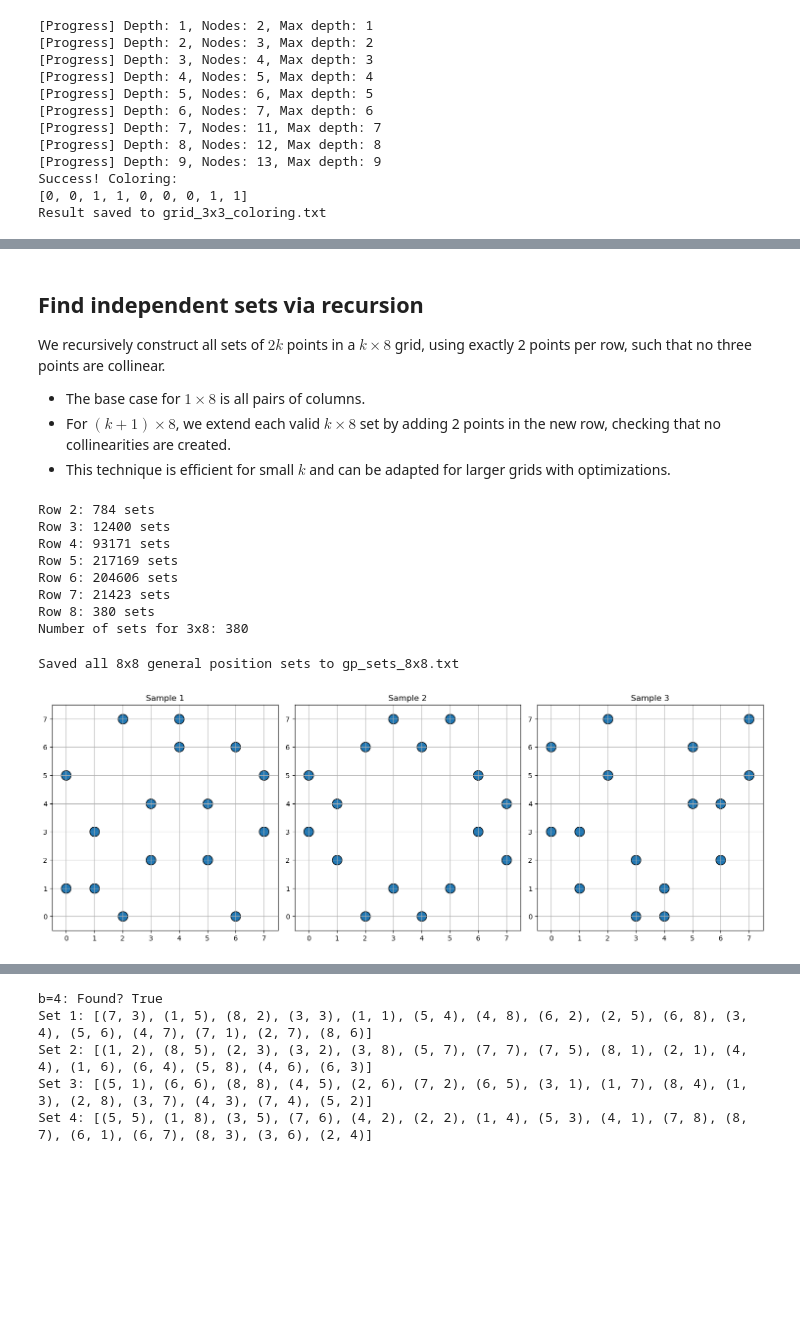
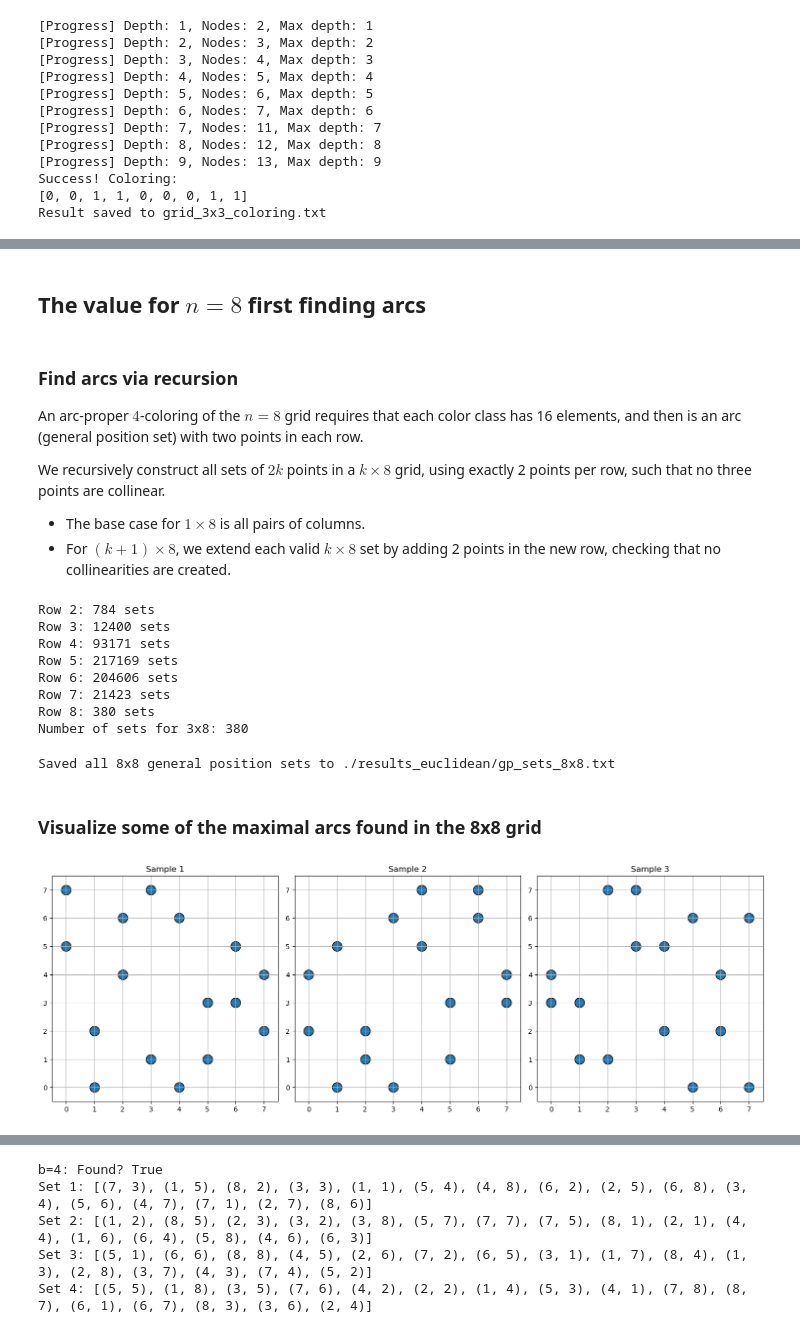
Before and after one commit to leomtz/coloracion-arc-proyectivo, a Jupyter notebook: clean_euclidean.ipynb, the cells around one changed output, grey strips where cells are left out. Saved outputs shown, nothing was run; the diff lists cells and outputs as text; code cells hidden in the pictures; blank space fills up the shorter version.

```diff
--- a/clean_euclidean.ipynb
+++ b/clean_euclidean.ipynb
@@ -488,11 +338,0 @@ def find_general_position_sets(points, k, are_collinear):
-# %%
-# Example usage (assuming are_collinear is defined):
-
-# All points in the 1,...,8 grid
-
-points = [(x, y) for x in range(1, 9) for y in range(1, 9)]
-k=16
-
-sets = find_general_position_sets(points, k, are_collinear)
-print(f"Number of sets: {len(sets)}")
-print(sets[:3])  # Show first 3 sets
@@ -518,21 +369,23 @@ KeyboardInterrupt:
+# %% [markdown]
+## The value for $n=8$ first finding arcs
 # %% [markdown]
-## Find independent sets via recursion
+### Find arcs via recursion
+
+An arc-proper $4$-coloring of the $n=8$ grid requires that each color class has 16 elements, and then is an arc (general position set) with two points in each row.
 
 We recursively construct all sets of $2k$ points in a $k \times 8$ grid, using exactly 2 points per row, such that no three points are collinear.
 
 - The base case for $1 \times 8$ is all pairs of columns.
 - For $(k+1) \times 8$, we extend each valid $k \times 8$ set by adding 2 points in the new row, checking that no collinearities are created.
-- This technique is efficient for small $k$ and can be adapted for larger grids with optimizations.
 # %%
 from itertools import combinations
 
-def extend_general_position_sets(prev_sets, new_row, n_cols=8):
+def extend_general_position_sets(prev_sets, new_row, n_cols):
     """
     Given previous sets (each with 2 points per row),
     extend by adding 2 points in the new row, avoiding collinearities.
     prev_sets: list of sets of points
     new_row: int (row index to add)
-    n_cols: number of columns (default 8)
     Returns: list of new sets
     """
     new_sets = []
@@ -555,7 +408,7 @@ def extend_general_position_sets(prev_sets, new_row, n_cols=8):
                 new_sets.append(candidate)
     return new_sets
 
-def all_general_position_sets_k_rows(k, n_cols=8):
+def all_general_position_sets_k_rows(k, n_cols):
     """
     Recursively build all general position sets with 2 points per row in k x n_cols grid.
     Returns: list of sets of points
@@ -582,37 +435,36 @@ Row 8: 380 sets
 Number of sets for 3x8: 380
 # %%
 # Store each set as a line in a file, each line is a list of 16 (row, col) pairs
-with open("gp_sets_8x8.txt", "w") as f:
+with open("./results_euclidean/gp_sets_8x8.txt", "w") as f:
     for s in sets_8x8:
         # Sort points for consistency
         line = " ".join(f"({r},{c})" for r, c in sorted(s))
         f.write(line + "\n")
-print("Saved all 8x8 general position sets to gp_sets_8x8.txt")
+print("Saved all 8x8 general position sets to ./results_euclidean/gp_sets_8x8.txt")
 # %% [output]
-Saved all 8x8 general position sets to gp_sets_8x8.txt
+Saved all 8x8 general position sets to ./results_euclidean/gp_sets_8x8.txt
+# %% [markdown]
+### Visualize some of the maximal arcs found in the 8x8 grid
 # %%
 import matplotlib.pyplot as plt
 import random
 
 # Visualize three random general position sets from sets_8x8
-if len(sets_8x8) >= 3:
-    sample_sets = random.sample(sets_8x8, 3)
-    fig, axes = plt.subplots(1, 3, figsize=(15, 5))
-    for idx, (s, ax) in enumerate(zip(sample_sets, axes)):
-        xs = [c for r, c in s]
-        ys = [r for r, c in s]
-        ax.scatter(xs, ys, s=200, c='tab:blue', edgecolors='k')
-        ax.set_title(f"Sample {idx+1}")
-        ax.set_xlim(-0.5, 7.5)
-        ax.set_ylim(-0.5, 7.5)
-        ax.set_xticks(range(8))
-        ax.set_yticks(range(8))
-        ax.set_aspect('equal')
-        ax.grid(True)
-    plt.tight_layout()
-    plt.show()
-else:
-    print("Not enough sets to sample from.")
+sample_sets = random.sample(sets_8x8, 3)
+fig, axes = plt.subplots(1, 3, figsize=(15, 5))
+for idx, (s, ax) in enumerate(zip(sample_sets, axes)):
+    xs = [c for r, c in s]
+    ys = [r for r, c in s]
+    ax.scatter(xs, ys, s=200, c='tab:blue', edgecolors='k')
+    ax.set_title(f"Sample {idx+1}")
+    ax.set_xlim(-0.5, 7.5)
+    ax.set_ylim(-0.5, 7.5)
+    ax.set_xticks(range(8))
+    ax.set_yticks(range(8))
+    ax.set_aspect('equal')
+    ax.grid(True)
+plt.tight_layout()
+plt.show()
 # %% [output]
-[figure, old version]
+[figure, new version]
 # %% [markdown]
```
Also changed, not shown: parts of 41 cells of this notebook, 34 other files.
